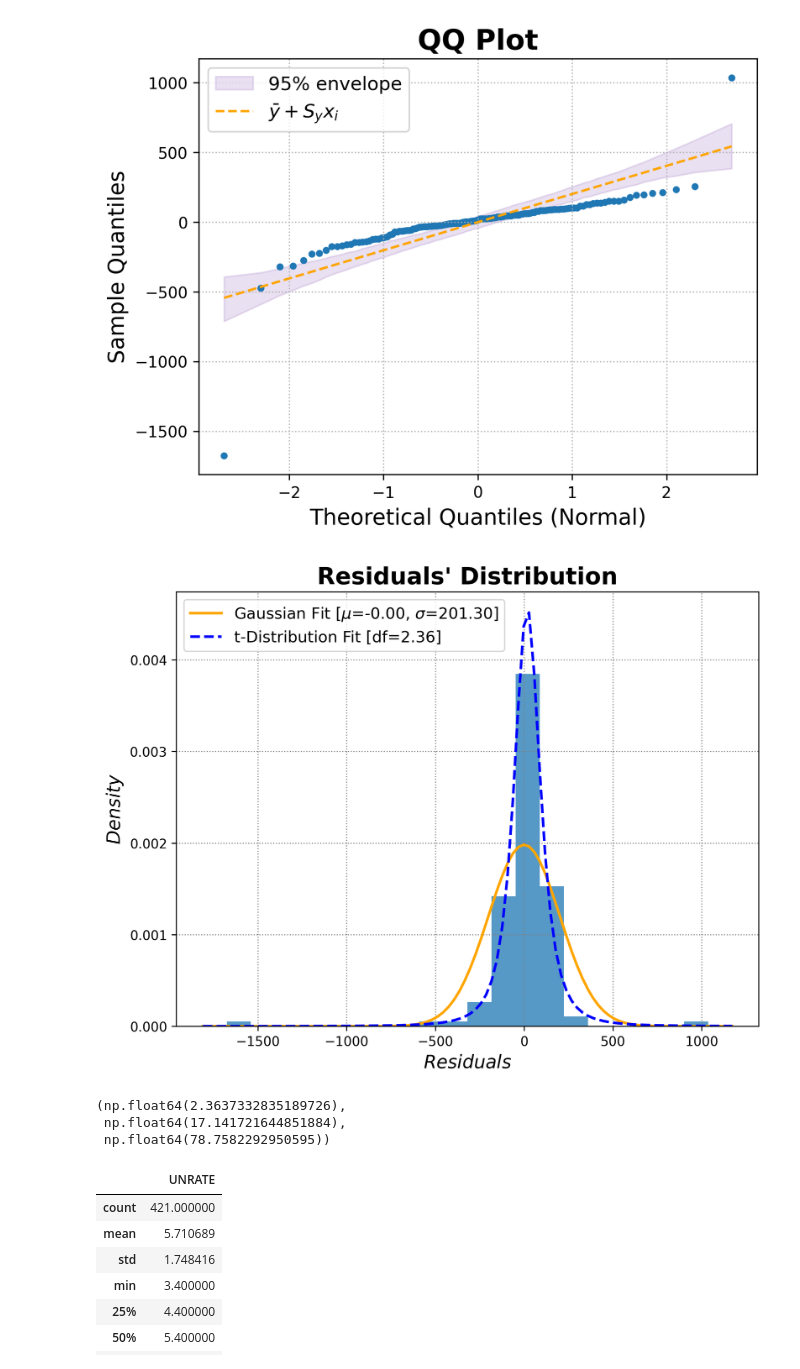
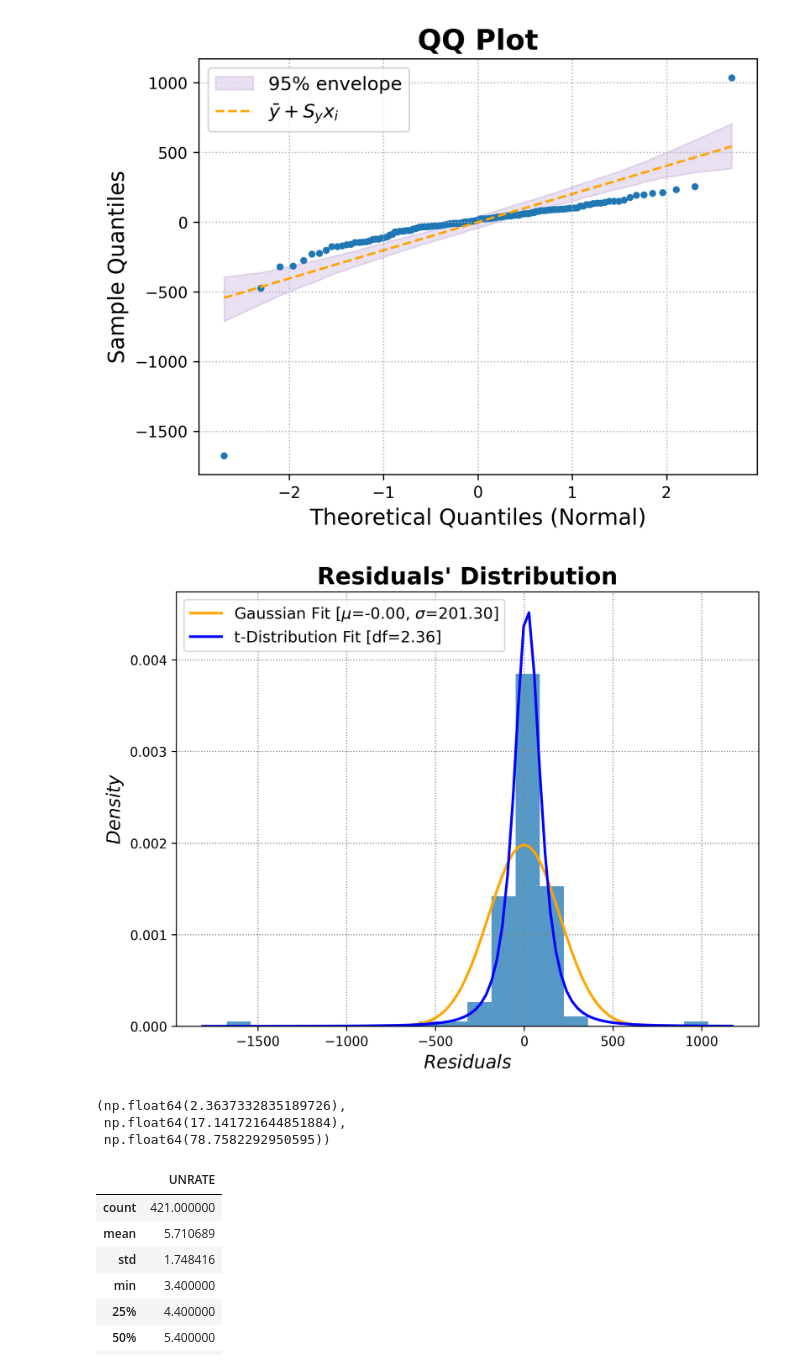
Before and after one commit to GongJr0/Econometrics2025-Project, a Jupyter notebook: main.ipynb, the cells around one changed output. Saved outputs shown, nothing was run; the diff lists cells and outputs as text; code cells hidden in the pictures.

```diff
--- a/main.ipynb
+++ b/main.ipynb
@@ -231,29 +231,29 @@ fit.qq(line="45", band=0.95)
 # %%
 from scipy.stats import norm, t
 fig = plt.figure(figsize=(8,6))
 plt.hist(fit.resid, bins=20, density=True, alpha=.75)
 mu, std = norm.fit(fit.resid)
 xmin, xmax = plt.xlim()
 x = np.linspace(xmin, xmax, 100)
 p = norm.pdf(x, mu, std)
 
 ts = t.fit(fit.resid)
 t_fitted = t.pdf(x, ts[0], ts[1], ts[2])
 
 
 plt.plot(x, p,linewidth=2, label=rf"Gaussian Fit [$\mu$={mu:.2f}, $\sigma$={std:.2f}]", color="orange", linestyle="-")
-plt.plot(x, t_fitted, linewidth=2, label=rf"t-Distribution Fit [df={ts[0]:.2f}]", linestyle="--", color="blue")
+plt.plot(x, t_fitted, linewidth=2, label=rf"t-Distribution Fit [df={ts[0]:.2f}]", linestyle="-", color="blue")
 
 plt.title(r"Residuals' Distribution", fontsize=18, weight='bold')
 plt.xlabel(r"$Residuals$", fontsize=14)
 plt.ylabel(r"$Density$", fontsize=14)
 plt.grid(alpha=1, linestyle=":", color="gray")
 plt.legend(fontsize=12, loc='upper left')
 plt.show()
 
 ts
 # %% [output]
-[figure, old version]
+[figure, new version]
 (np.float64(2.3637332835189726),
  np.float64(17.141721644851884),
  np.float64(78.7582292950595))
```
Also changed, not shown: 3 other files.
